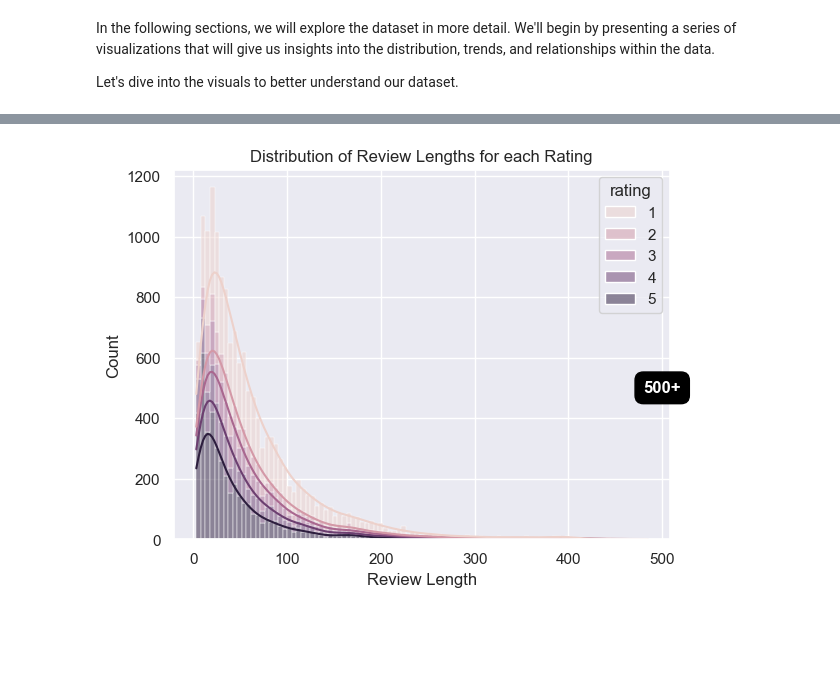
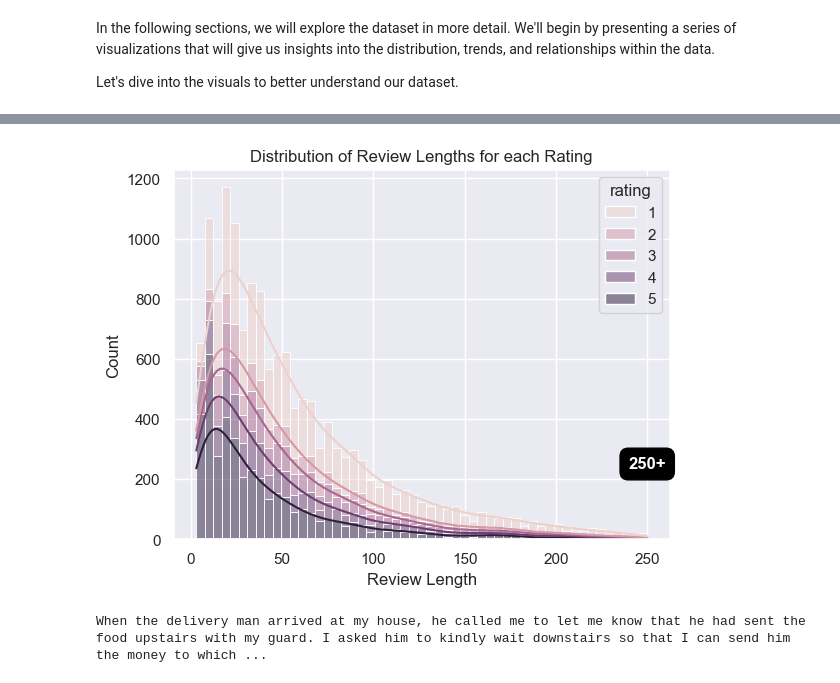
Before and after one commit to AntoineMagninn/ReviewRankML, a Jupyter notebook: EDA.ipynb, the cells around one changed output, grey strips where cells are left out. Saved outputs shown, nothing was run; the diff lists cells and outputs as text; code cells hidden in the pictures; blank space fills up the shorter version.

```diff
--- a/EDA.ipynb
+++ b/EDA.ipynb
@@ -63,29 +63,34 @@ plt.show()
 # %%
 # Suppress FutureWarnings
 warnings.simplefilter(action='ignore', category=FutureWarning)
 
 # Set the style of the plot
 sns.set(style="darkgrid")
 
 # Calculate the length of reviews
 rws['review_length'] = rws['review'].apply(len)
 
-# Filter the review lengths greater than 500
-filtered_rws = rws[rws['review_length'] <= 500]
+# Filter the review lengths greater than 250
+filtered_rws = rws[rws['review_length'] <= 250]
 
 # Plot the distribution of review lengths for each rating
 sns.histplot(data=filtered_rws, x="review_length", hue="rating", multiple="stack", kde=True)
 
 # Set the title and labels
 plt.title("Distribution of Review Lengths for each Rating")
 plt.xlabel("Review Length")
 plt.ylabel("Count")
 
-# Add a label for review lengths greater than 500
-plt.text(500, 500, '500+', ha='center', va='center', color='white', fontweight='bold', fontsize=12,
+# Add a label for review lengths greater than 300
+plt.text(250, 250, '250+', ha='center', va='center', color='white', fontweight='bold', fontsize=12,
          bbox=dict(facecolor='black', edgecolor='black', boxstyle='round,pad=0.5'))
 
 # Show the plot
 plt.show()
 # %% [output]
-[figure, old version]
+[figure, new version]
+# %%
+longest_review = rws.loc[rws['review_length'].idxmax(), 'review']
+print(longest_review)
+# %% [output]
+When the delivery man arrived at my house, he called me to let me know that he had sent the food upstairs with my guard. I asked him to kindly wait downstairs so that I can send him the money to which ...
```
Also changed, not shown: parts of 1 cell of this notebook.
